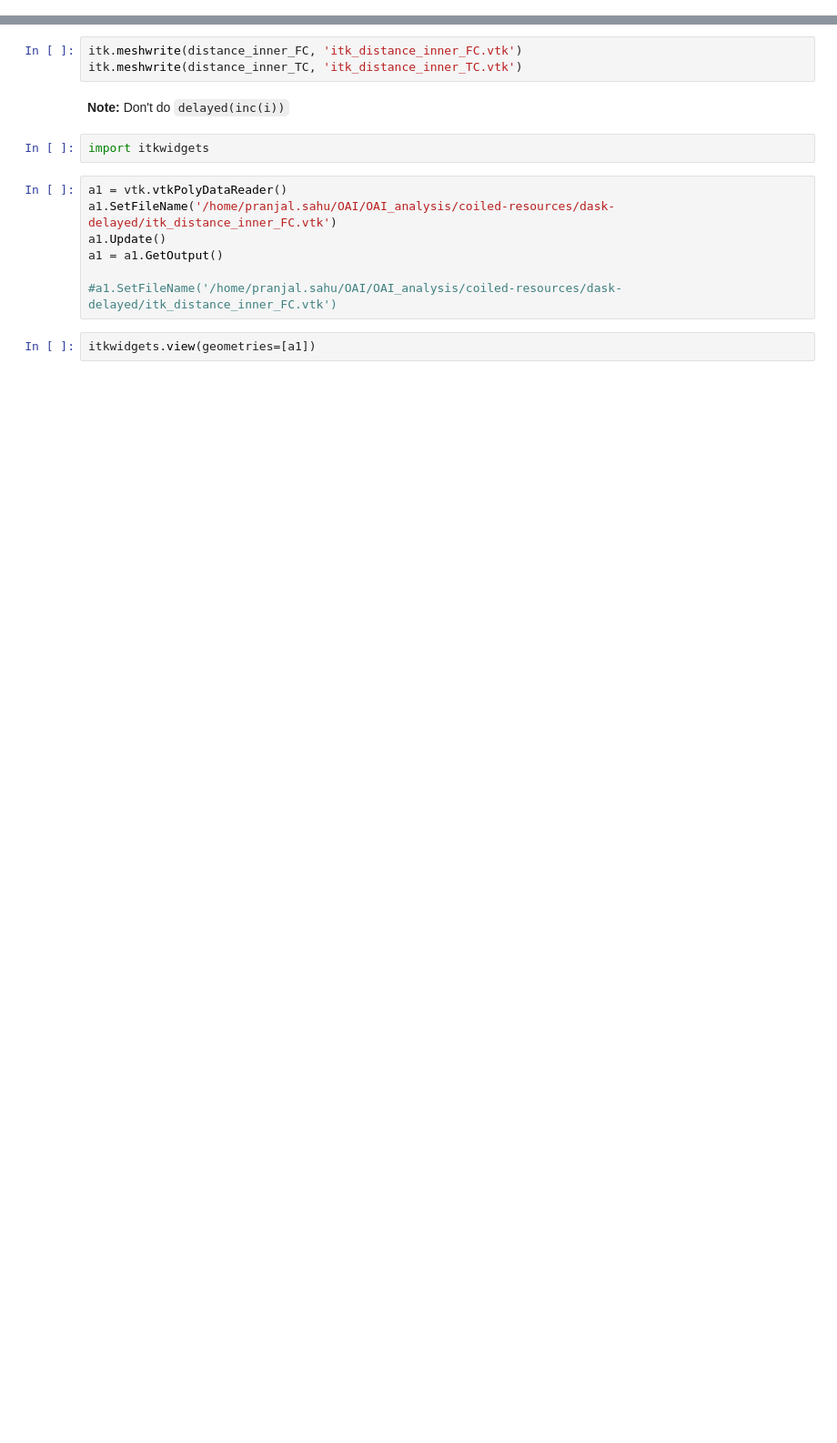
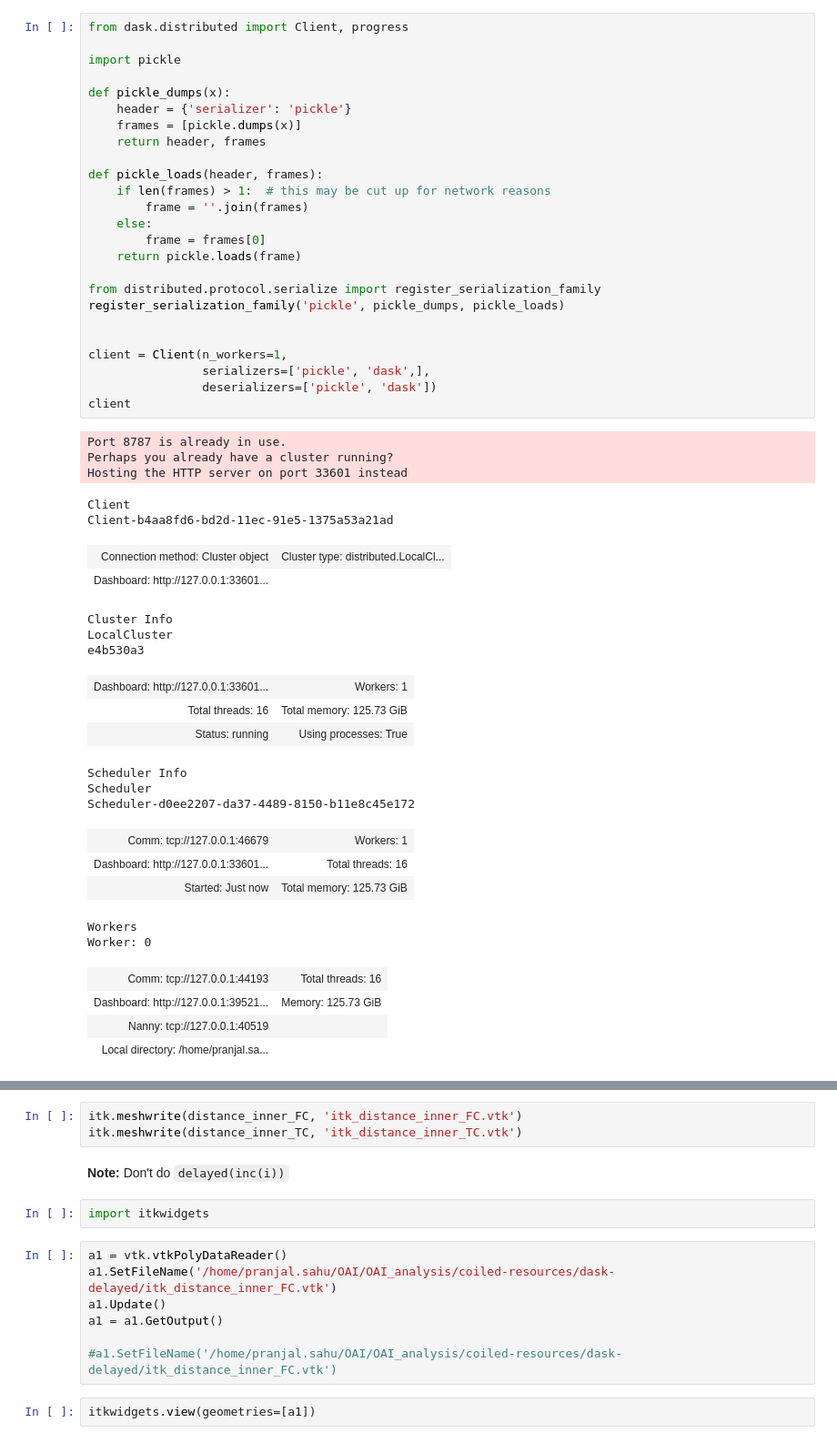
Before and after one commit to PranjalSahu/OAI_analysis, a Jupyter notebook: oai_dask.ipynb, the cells around one changed output, grey strips where cells are left out. Shown: that part at 91% size. Saved outputs shown, nothing was run; the diff lists cells and outputs as text; blank space fills up the shorter version.

```diff
--- a/oai_dask.ipynb
+++ b/oai_dask.ipynb
@@ -61,3 +30,54 @@ Worker: 0
+# %%
+from dask.distributed import Client, progress
+
+import pickle
+
+def pickle_dumps(x):
+    header = {'serializer': 'pickle'}
+    frames = [pickle.dumps(x)]
+    return header, frames
+
+def pickle_loads(header, frames):
+    if len(frames) > 1:  # this may be cut up for network reasons
+        frame = ''.join(frames)
+    else:
+        frame = frames[0]
+    return pickle.loads(frame)
+
+from distributed.protocol.serialize import register_serialization_family
+register_serialization_family('pickle', pickle_dumps, pickle_loads)
+
+
+client = Client(n_workers=1,
+                serializers=['pickle', 'dask',],
+                deserializers=['pickle', 'dask'])
+client
+# %% [output]
+Port 8787 is already in use.
+Perhaps you already have a cluster running?
+Hosting the HTTP server on port 33601 instead
+Client
+Client-b4aa8fd6-bd2d-11ec-91e5-1375a53a21ad
+| Connection method: Cluster object | Cluster type: distributed.LocalCl... |
+| Dashboard: http://127.0.0.1:33601... |  |
+Cluster Info
+LocalCluster
+e4b530a3
+| Dashboard: http://127.0.0.1:33601... | Workers: 1 |
+| Total threads: 16 | Total memory: 125.73 GiB |
+| Status: running | Using processes: True |
+Scheduler Info
+Scheduler
+Scheduler-d0ee2207-da37-4489-8150-b11e8c45e172
+| Comm: tcp://127.0.0.1:46679 | Workers: 1 |
+| Dashboard: http://127.0.0.1:33601... | Total threads: 16 |
+| Started: Just now | Total memory: 125.73 GiB |
+Workers
+Worker: 0
+| Comm: tcp://127.0.0.1:44193 | Total threads: 16 |
+| Dashboard: http://127.0.0.1:39521... | Memory: 125.73 GiB |
+| Nanny: tcp://127.0.0.1:40519 |  |
+| Local directory: /home/pranjal.sa... |  |
 # %%
 # All Function Definitions
 
```
Also changed, not shown: parts of 22 cells of this notebook.
